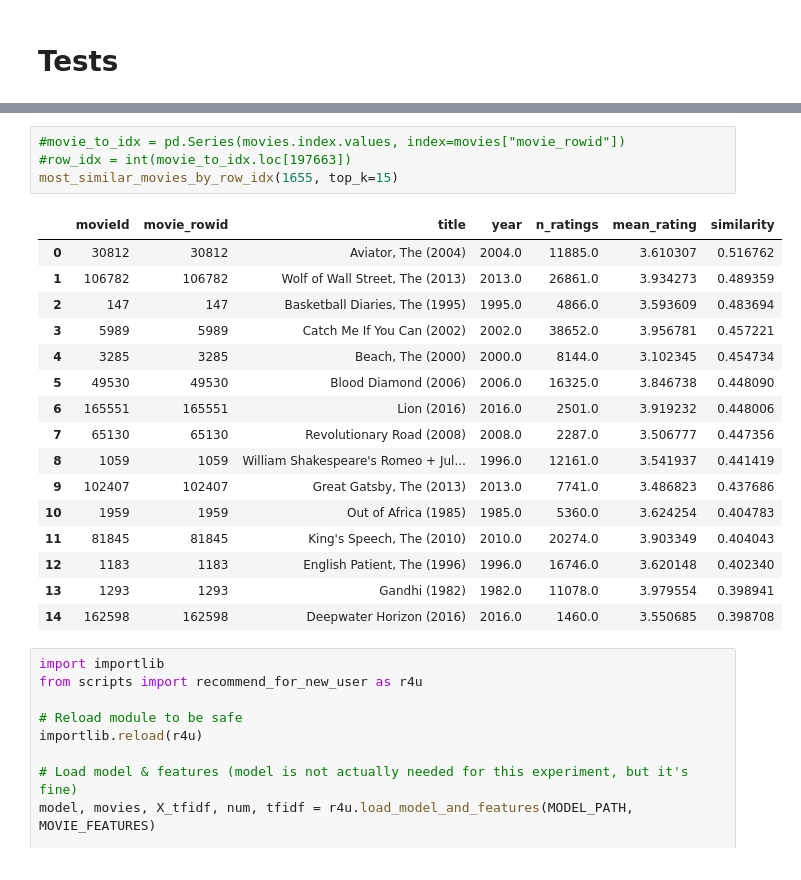
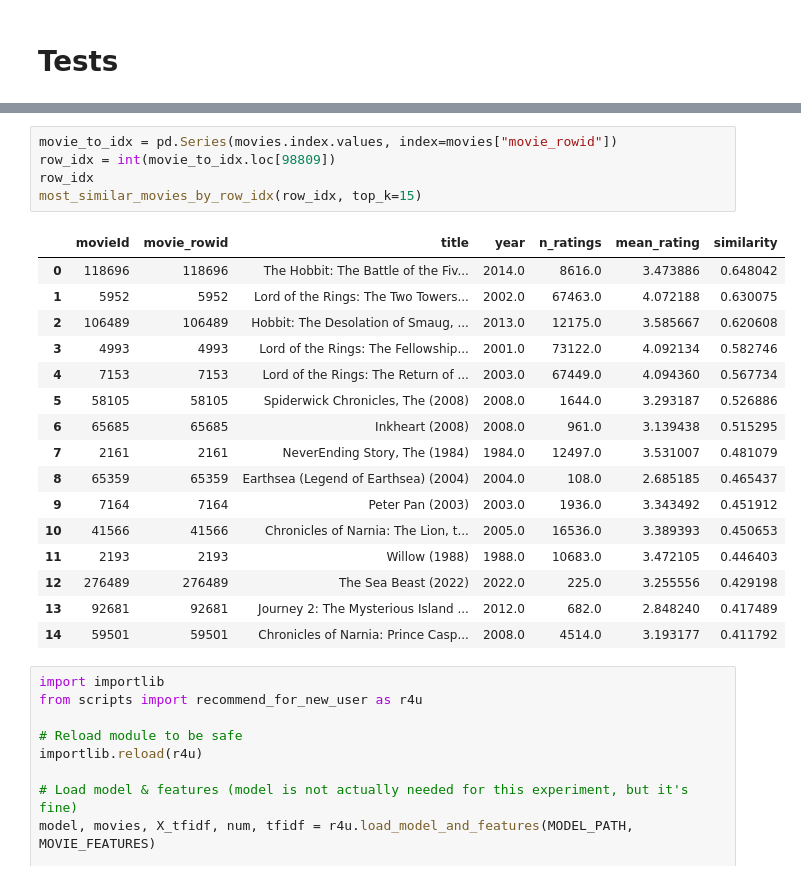
Before and after one commit to Mr-Saltman/MovieRatingPredictor, a Jupyter notebook: movie-rating-prediction_pipeline.ipynb, the cells around one changed output, grey strips where cells are left out. Saved outputs shown, nothing was run; the diff lists cells and outputs as text.

```diff
--- a/movie-rating-prediction_pipeline.ipynb
+++ b/movie-rating-prediction_pipeline.ipynb
@@ -678,24 +691,25 @@ find_movie_indices_by_title("Maleficent")
 # %%
-#movie_to_idx = pd.Series(movies.index.values, index=movies["movie_rowid"])
-#row_idx = int(movie_to_idx.loc[197663])
-most_similar_movies_by_row_idx(1655, top_k=15)
+movie_to_idx = pd.Series(movies.index.values, index=movies["movie_rowid"])
+row_idx = int(movie_to_idx.loc[98809])
+row_idx
+most_similar_movies_by_row_idx(row_idx, top_k=15)
 # %% [output]
 |  | movieId | movie_rowid | title | year | n_ratings | mean_rating | similarity |
-| 0 | 30812 | 30812 | Aviator, The (2004) | 2004.0 | 11885.0 | 3.610307 | 0.516762 |
-| 1 | 106782 | 106782 | Wolf of Wall Street, The (2013) | 2013.0 | 26861.0 | 3.934273 | 0.489359 |
-| 2 | 147 | 147 | Basketball Diaries, The (1995) | 1995.0 | 4866.0 | 3.593609 | 0.483694 |
-| 3 | 5989 | 5989 | Catch Me If You Can (2002) | 2002.0 | 38652.0 | 3.956781 | 0.457221 |
-| 4 | 3285 | 3285 | Beach, The (2000) | 2000.0 | 8144.0 | 3.102345 | 0.454734 |
-| 5 | 49530 | 49530 | Blood Diamond (2006) | 2006.0 | 16325.0 | 3.846738 | 0.448090 |
-| 6 | 165551 | 165551 | Lion (2016) | 2016.0 | 2501.0 | 3.919232 | 0.448006 |
-| 7 | 65130 | 65130 | Revolutionary Road (2008) | 2008.0 | 2287.0 | 3.506777 | 0.447356 |
-| 8 | 1059 | 1059 | William Shakespeare's Romeo + Jul... | 1996.0 | 12161.0 | 3.541937 | 0.441419 |
-| 9 | 102407 | 102407 | Great Gatsby, The (2013) | 2013.0 | 7741.0 | 3.486823 | 0.437686 |
-| 10 | 1959 | 1959 | Out of Africa (1985) | 1985.0 | 5360.0 | 3.624254 | 0.404783 |
-| 11 | 81845 | 81845 | King's Speech, The (2010) | 2010.0 | 20274.0 | 3.903349 | 0.404043 |
-| 12 | 1183 | 1183 | English Patient, The (1996) | 1996.0 | 16746.0 | 3.620148 | 0.402340 |
-| 13 | 1293 | 1293 | Gandhi (1982) | 1982.0 | 11078.0 | 3.979554 | 0.398941 |
-| 14 | 162598 | 162598 | Deepwater Horizon (2016) | 2016.0 | 1460.0 | 3.550685 | 0.398708 |
+| 0 | 118696 | 118696 | The Hobbit: The Battle of the Fiv... | 2014.0 | 8616.0 | 3.473886 | 0.648042 |
+| 1 | 5952 | 5952 | Lord of the Rings: The Two Towers... | 2002.0 | 67463.0 | 4.072188 | 0.630075 |
+| 2 | 106489 | 106489 | Hobbit: The Desolation of Smaug, ... | 2013.0 | 12175.0 | 3.585667 | 0.620608 |
+| 3 | 4993 | 4993 | Lord of the Rings: The Fellowship... | 2001.0 | 73122.0 | 4.092134 | 0.582746 |
+| 4 | 7153 | 7153 | Lord of the Rings: The Return of ... | 2003.0 | 67449.0 | 4.094360 | 0.567734 |
+| 5 | 58105 | 58105 | Spiderwick Chronicles, The (2008) | 2008.0 | 1644.0 | 3.293187 | 0.526886 |
+| 6 | 65685 | 65685 | Inkheart (2008) | 2008.0 | 961.0 | 3.139438 | 0.515295 |
+| 7 | 2161 | 2161 | NeverEnding Story, The (1984) | 1984.0 | 12497.0 | 3.531007 | 0.481079 |
+| 8 | 65359 | 65359 | Earthsea (Legend of Earthsea) (2004) | 2004.0 | 108.0 | 2.685185 | 0.465437 |
+| 9 | 7164 | 7164 | Peter Pan (2003) | 2003.0 | 1936.0 | 3.343492 | 0.451912 |
+| 10 | 41566 | 41566 | Chronicles of Narnia: The Lion, t... | 2005.0 | 16536.0 | 3.389393 | 0.450653 |
+| 11 | 2193 | 2193 | Willow (1988) | 1988.0 | 10683.0 | 3.472105 | 0.446403 |
+| 12 | 276489 | 276489 | The Sea Beast (2022) | 2022.0 | 225.0 | 3.255556 | 0.429198 |
+| 13 | 92681 | 92681 | Journey 2: The Mysterious Island ... | 2012.0 | 682.0 | 2.848240 | 0.417489 |
+| 14 | 59501 | 59501 | Chronicles of Narnia: Prince Casp... | 2008.0 | 4514.0 | 3.193177 | 0.411792 |
 # %%
 import importlib
 from scripts import recommend_for_new_user as r4u
```
Also changed, not shown: parts of 8 cells of this notebook.
